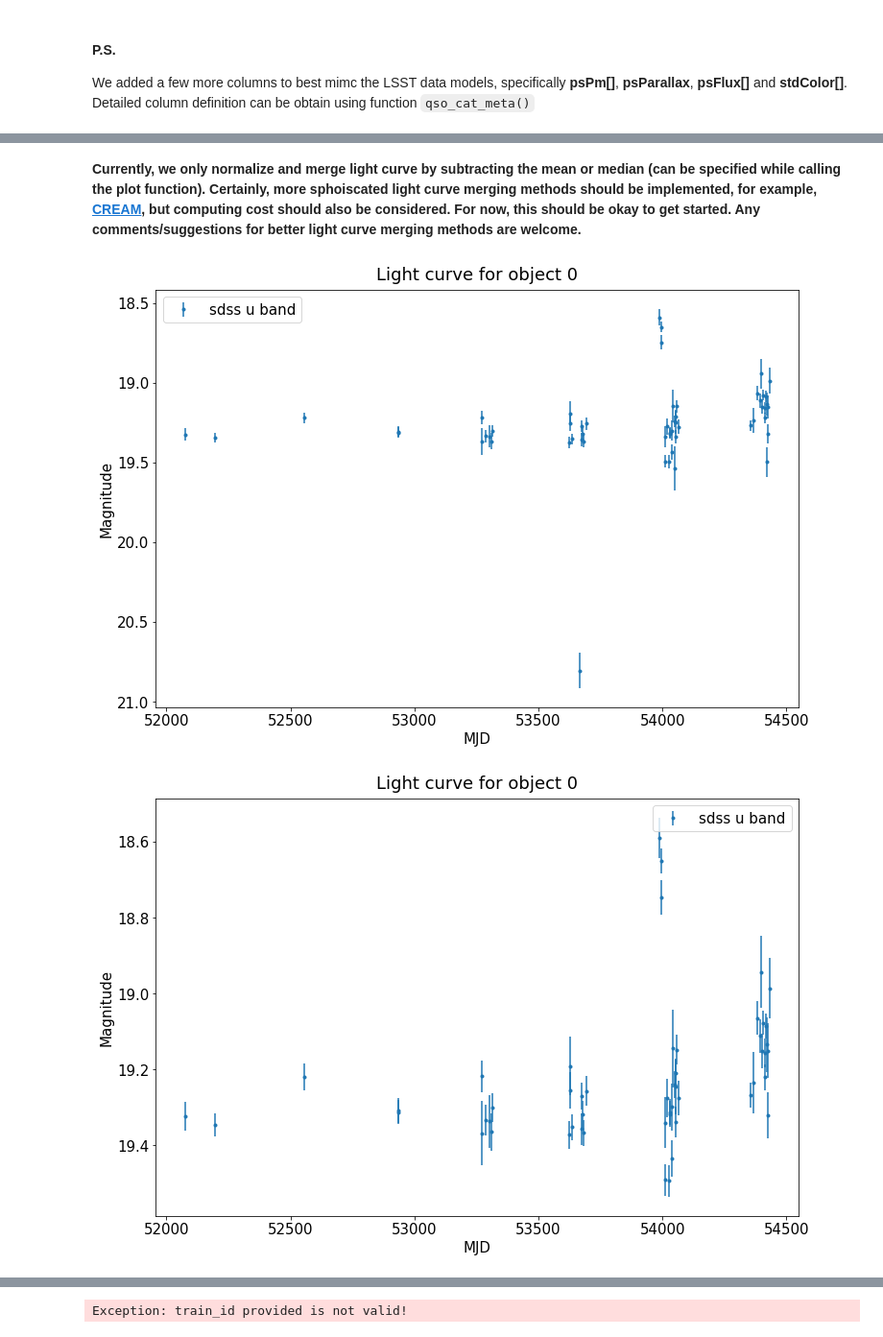
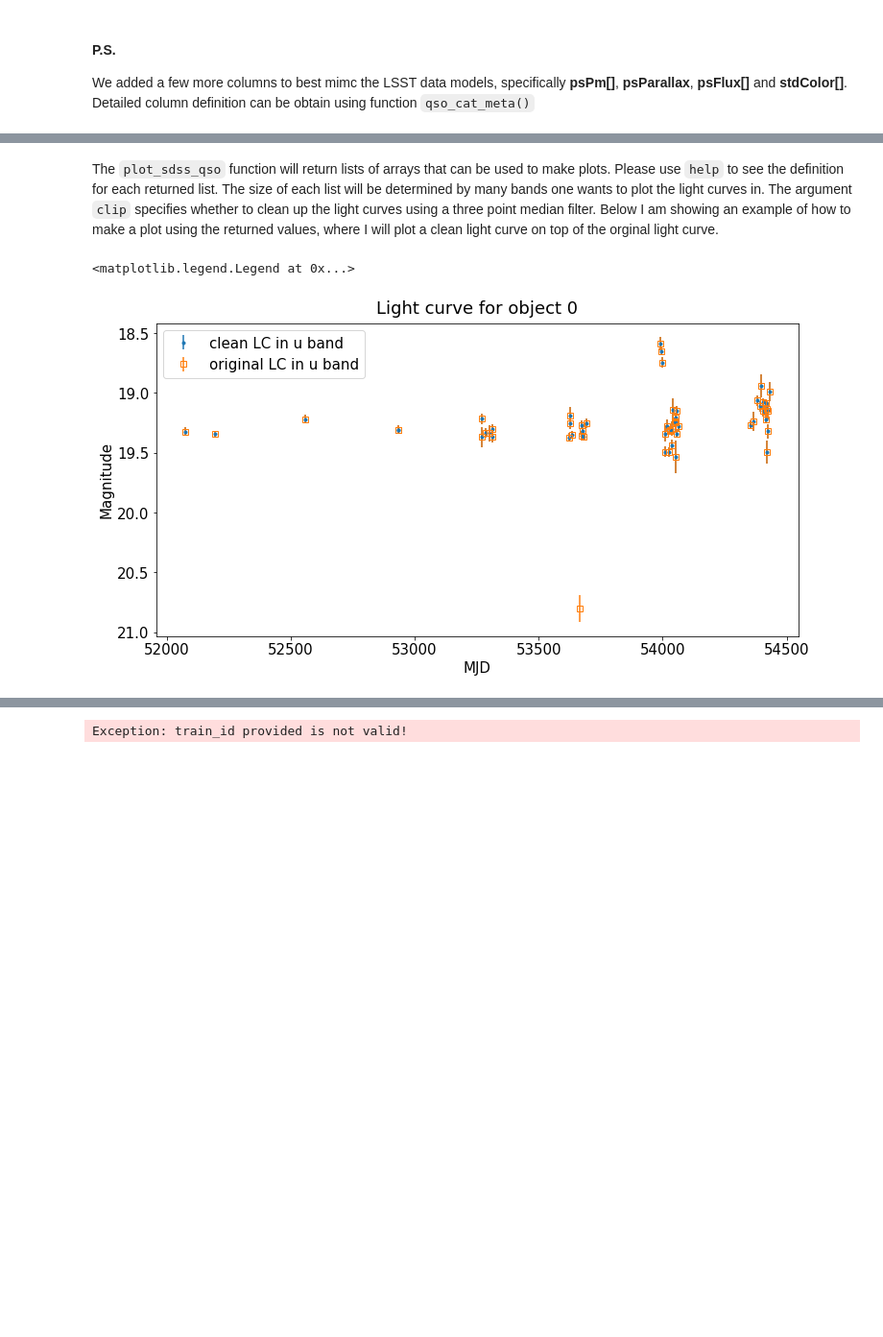
Before and after one commit to RichardsGroup/LSST_training, a Jupyter notebook: Script_NBs/Get_started.ipynb, the cells around one changed output, grey strips where cells are left out. Shown at 96% size. Saved outputs shown, nothing was run; the diff lists cells and outputs as text; code cells hidden in the pictures; blank space fills up the shorter version.

Commit message:
modify plot functions to return x, y; add more example to get_started.ipynb

```diff
--- a/Script_NBs/Get_started.ipynb
+++ b/Script_NBs/Get_started.ipynb
@@ -17,6 +17,8 @@ pd.set_option('display.max_columns', 999)
 
 from matplotlib import pyplot as plt
 %matplotlib inline
+plt.rcParams['text.usetex'] = False
+plt.rcParams['font.size'] = 15
 # %%
 # init function needs to be called
 # On SciSrver
@@ -133,11 +144,23 @@ plot_sdss_qso(train_id, bands=['u', 'g', 'r', 'i', 'z'], clip=True)
-# %% [markdown]
-**Currently, we only normalize and merge light curve by subtracting the mean or median (can be specified while calling the plot function). Certainly, more sphoiscated light curve merging methods should be implemented, for example, [CREAM](https://academic.oup.com/mnras/article/456/2/1960/1066664), but computing cost should also be considered. For now, this should be okay to get started. Any comments/suggestions for better light curve merging methods are welcome.**
-# %%
-# plot all data
-plot_sdss_qso(0, clip=False, bands=['u']) # original
-plot_sdss_qso(0, bands=['u']) # clean
-# %% [output]
-[figure, removed]
-[figure, removed]
+# %% [markdown]
+The `plot_sdss_qso` function will return lists of arrays that can be used to make plots. Please use `help` to see the definition for each returned list. The size of each list will be determined by many bands one wants to plot the light curves in. The argument `clip` specifies whether to clean up the light curves using a three point median filter. Below I am showing an example of how to make a plot using the returned values, where I will plot a clean light curve on top of the orginal light curve.
+# %%
+# plot light curves in the u band
+fig = plt.figure(figsize=(12,6))
+qso_train_id = 0
+bands1, x1, y1, err1 = plot_sdss_qso(qso_train_id, bands=['u'])
+bands2, x2, y2, err2 = plot_sdss_qso(qso_train_id, bands=['u'], clip=False) # return light curves with bad observations
+
+for i in range(len(bands1)):
+    plt.errorbar(x1[i], y1[i], err1[i], label='clean LC in {} band'.format(bands1[i]), fmt='.')
+    plt.errorbar(x2[i], y2[i], err2[i], label='original LC in {} band'.format(bands2[i]),\
+                 fmt='s', markerfacecolor='none')
+plt.gca().invert_yaxis()
+plt.title('Light curve for object {}'.format(0))
+plt.xlabel('MJD')
+plt.ylabel('Magnitude')
+plt.legend(fontsize=15)
+# %% [output]
+<matplotlib.legend.Legend at 0x...>
+[figure, added]
 # %% [markdown]
 **Note:**
```
Also changed, not shown: parts of 23 cells of this notebook, 1 other file.
